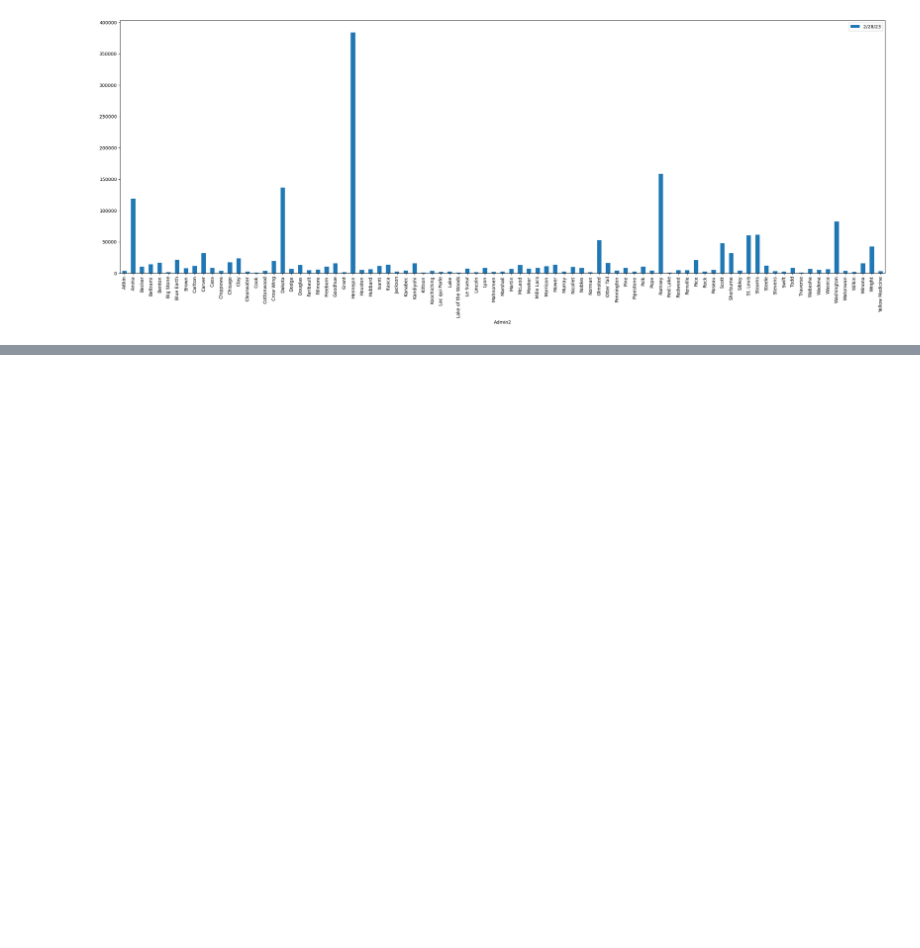
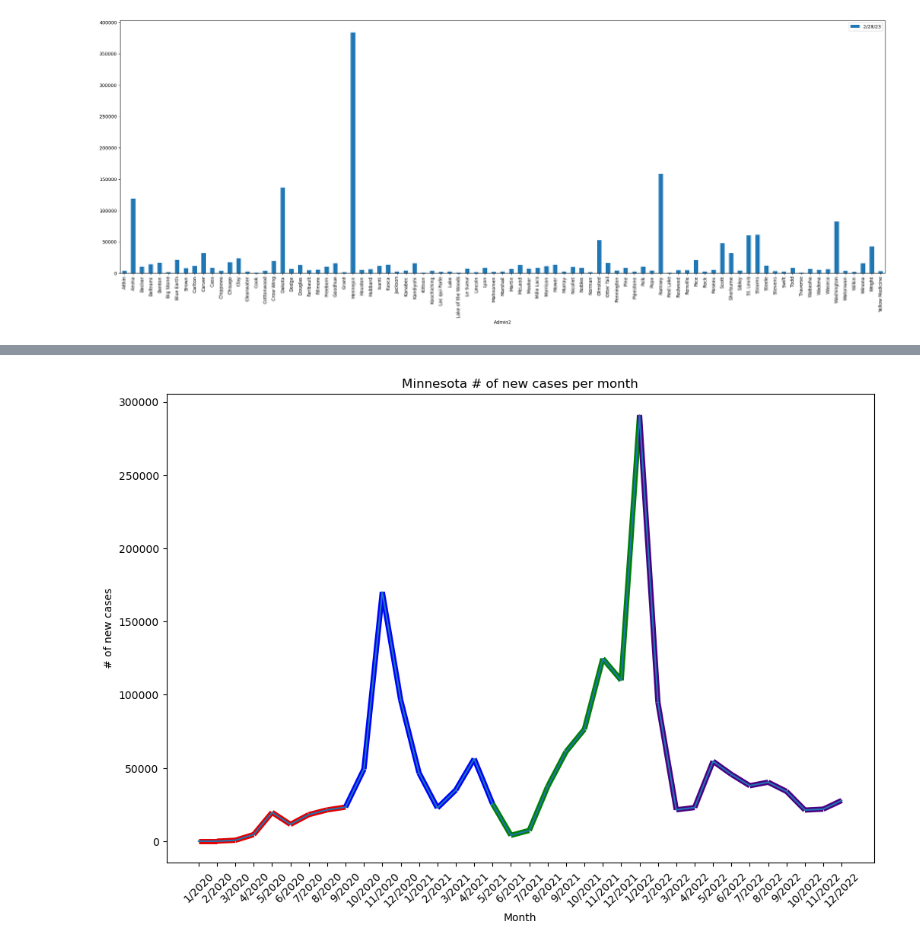
Before and after one commit to micah-11101/Covid-19Analysis, a Jupyter notebook: main.ipynb, the cells around one changed output, grey strips where cells are left out. Drawn from its saved outputs; the diff is of its cells as text; code cells hidden in the pictures; blank space fills up the shorter version.

```diff
--- a/main.ipynb
+++ b/main.ipynb
@@ -85,0 +133,42 @@ minnesota_df.plot("Admin2","2/28/23",kind="bar",figsize=(30,10))
+# %%
+#Break a single line plot into quarters with different colors
+def quarter_lines(df,x_val,y_val,ax):
+    # split and reshape line
+    points = df[[f"{x_val}", f"{y_val}"]].values.reshape(-1, 1, 2)
+    segments = np.concatenate([points[:-1], points[1:]], axis=1)
+
+    #define parameters for graph colors
+    colors = ["#E20000", "#0000FF", "#008000", "#4B0082"]
+    n_colors = len(colors)
+    n_segments = len(segments)
+
+    #find the quarter of graph
+    segment_length = n_segments // n_colors
+    extra_segments = n_segments % n_colors
+
+    #set the colors on the graph
+    segment_colors = []
+    for i in range(n_colors):
+        # Assign color to segments in each color range
+        segment_colors.extend([colors[i]] * segment_length)
+        # Add remaining segments to the last color if not evenly divisible
+        if i == n_colors - 1:
+            segment_colors.extend([colors[i]] * extra_segments)
+
+    # Ensure segment_colors length matches n_segments
+    segment_colors = segment_colors[:n_segments]
+    lc = LineCollection(segments, colors=segment_colors, linewidth=5)
+    ax.add_collection(lc)
+# %%
+#Plot the number of new cases per month
+fig, ax2 = plt.subplots(figsize=(12, 6))
+quarter_lines(new_cases_mn,"period","new_cases",ax2)
+plt.plot(new_cases_mn["period"],new_cases_mn["new_cases"])
+plt.title("Minnesota # of new cases per month")
+plt.ylabel("# of new cases")
+plt.xlabel("Month")
+plt.xticks(periods,labels=xticklabels,rotation=45)
+plt.gcf().set_size_inches(12,8)
+plt.show()
+# %% [output]
+[figure, added]
```
Also changed, not shown: parts of 7 cells of this notebook, 2 other files.
